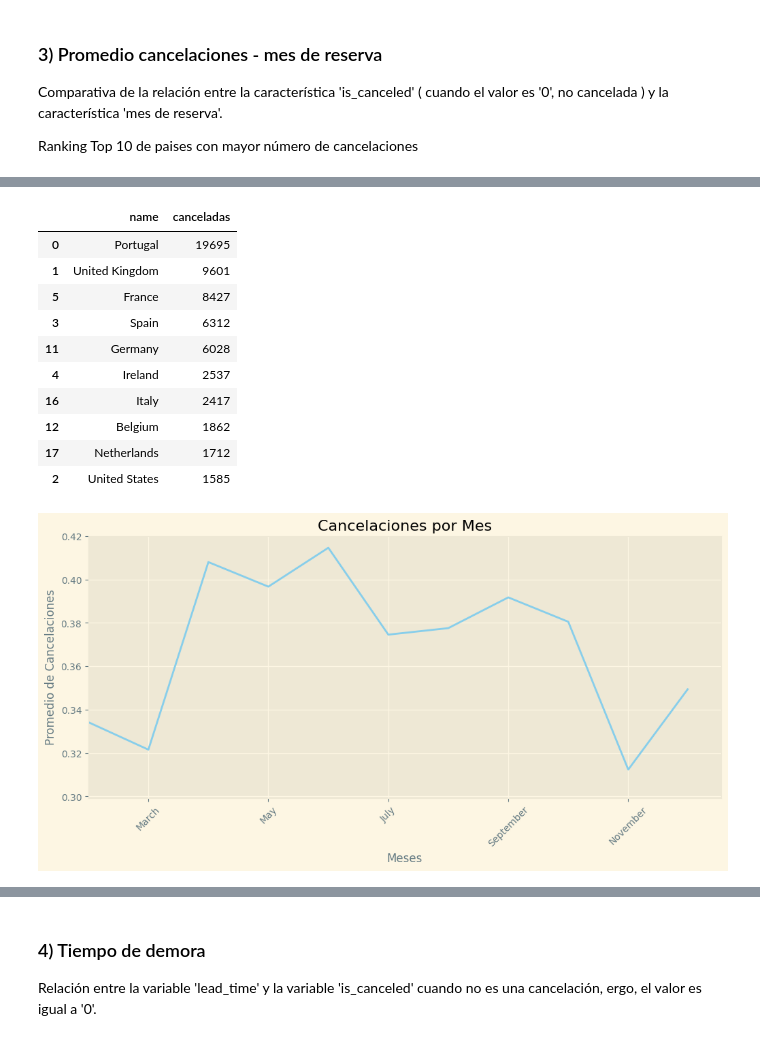
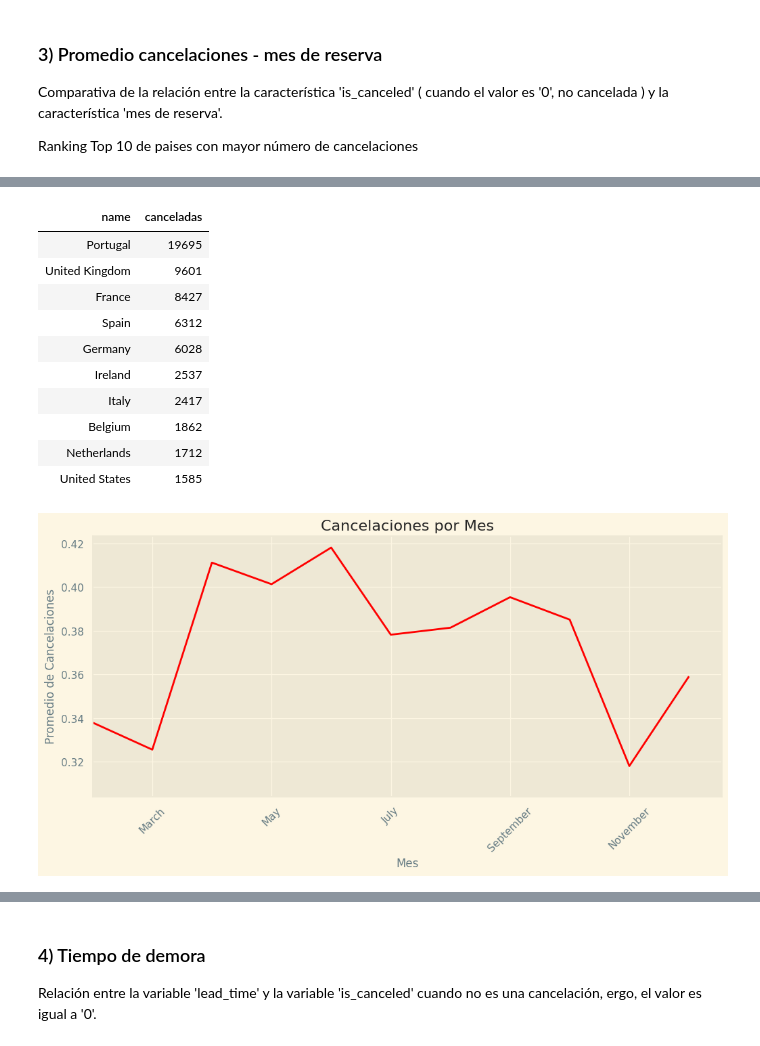
Before and after one commit to omanofx/entregable_1, a Jupyter notebook: Primera_Entrega_Omar_Fernandez.ipynb, the cells around one changed output, grey strips where cells are left out. Drawn from its saved outputs; the diff is of its cells as text; code cells hidden in the pictures.

```diff
--- a/Primera_Entrega_Omar_Fernandez.ipynb
+++ b/Primera_Entrega_Omar_Fernandez.ipynb
@@ -441,3 +474,5 @@ print(fecha_hora_argentina())
+# %%
+df_reservas['total_pasajeros'] = df_reservas['adults'] + df_reservas['children'] + df_reservas['babies']
 # %% [markdown]
 ### Países
 # %%
@@ -1480,18 +1575,3 @@ fig.update_layout(mapbox_style="open-street-map",
 fig.show()
 # %% [output]
 [interactive output not drawn]
-# %%
-# Mostramos la distribución de las reservas confirmadas en un gráfico de árbol
-mpl.style.use('Solarize_Light2')
-
-# Tomar las 10 primeras filas del DataFrame
-top_10_paises = df_paises_reservas.head(10)
-
-# Obtener datos de tamaños y etiquetas
-sizes = top_10_paises['confirmadas']
-labels = top_10_paises['name']
-
-# Cambiar color
-squarify.plot(sizes=sizes, label=labels, alpha=0.5)
-plt.axis('off')
-plt.show()
@@ -1512,38 +1594,35 @@ Ranking Top 10 de paises con mayor número de cancelaciones
 # %%
 df_paises_reservas = df_paises_reservas.sort_values(by='canceladas', ascending=False)
-df_paises_reservas[['name', 'canceladas']].head(10).style.background_gradient(cmap='Reds', subset=['canceladas'])
+df_paises_reservas[['name', 'canceladas']].head(10).style.hide_index().background_gradient(cmap='Reds', subset=['canceladas'])
 # %% [output]
-|  | name | canceladas |
-| 0 | Portugal | 19695 |
-| 1 | United Kingdom | 9601 |
-| 5 | France | 8427 |
-| 3 | Spain | 6312 |
-| 11 | Germany | 6028 |
-| 4 | Ireland | 2537 |
-| 16 | Italy | 2417 |
-| 12 | Belgium | 1862 |
-| 17 | Netherlands | 1712 |
-| 2 | United States | 1585 |
+| name | canceladas |
+| Portugal | 19695 |
+| United Kingdom | 9601 |
+| France | 8427 |
+| Spain | 6312 |
+| Germany | 6028 |
+| Ireland | 2537 |
+| Italy | 2417 |
+| Belgium | 1862 |
+| Netherlands | 1712 |
+| United States | 1585 |
 # %%
 mpl.style.use('Solarize_Light2')
 
-#Tengo que ordenar los meses en el DataFrame
 df_reservas['arrival_date_month'] = pd.Categorical(df_reservas['arrival_date_month'],
                                                    categories=orden_meses.keys(),
                                                    ordered=True)
 df_reservas = df_reservas.sort_values('arrival_date_month')
 
-#Agrupa por mes y calcula el promedio de cancelaciones totales
 df_cancelaciones_por_mes = df_reservas.groupby('arrival_date_month')['is_canceled'].mean().copy()
 
-#Crea el gráfico de barras
 plt.figure(figsize=(12, 5))
-df_cancelaciones_por_mes.plot(kind='line', color='skyblue')
-plt.title('Cancelaciones por Mes')
-plt.xlabel('Meses')
-plt.ylabel('Promedio de Cancelaciones')
+df_cancelaciones_por_mes.plot(kind='line', color='red')
+plt.title('Cancelaciones por mes')
+plt.xlabel('Mes')
+plt.ylabel('Promedio de cancelaciones')
 plt.xticks(rotation=45)
 plt.xlim(left=1)
 plt.show()
 # %% [output]
-[figure, old version]
+[figure, new version]
```
Also changed, not shown: parts of 56 cells of this notebook.
